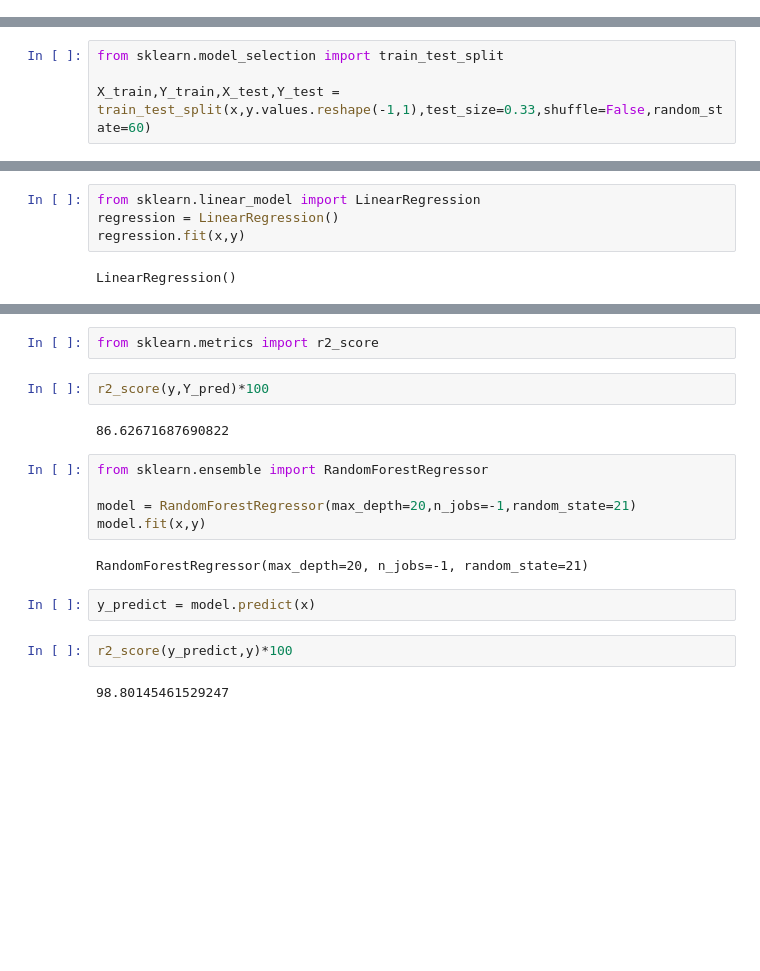
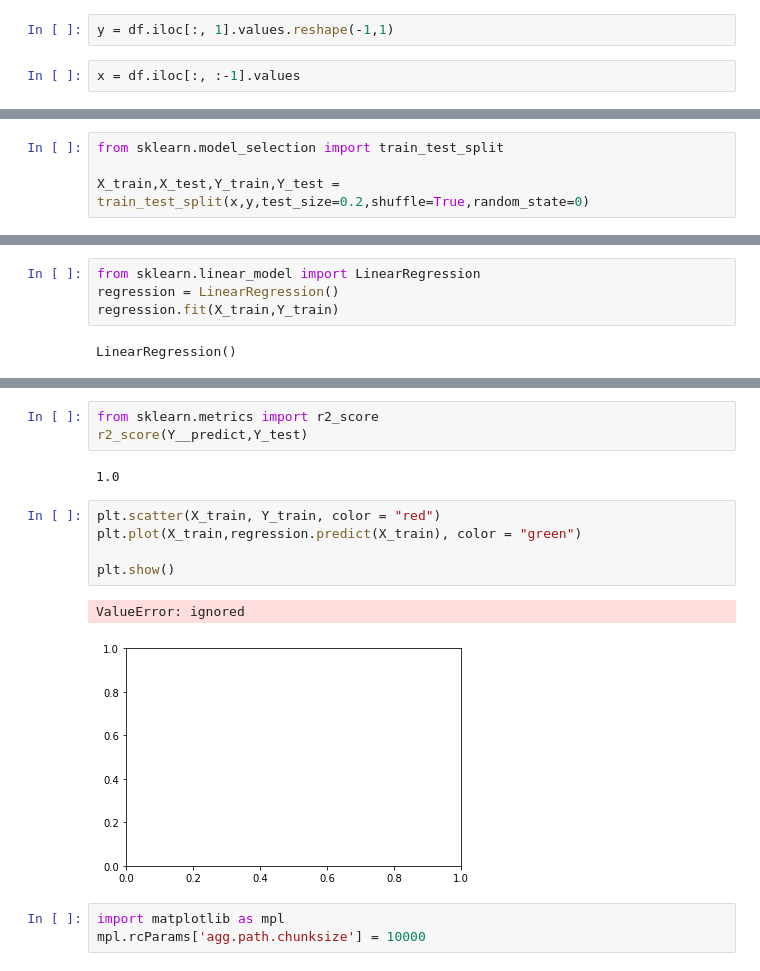
Before and after one commit to Aman7Rathore/Rossmann-Sales-Prediction-, a Jupyter notebook: Copy_of_Rossmann_Sales_Prediction_Capstone_Project.ipynb, the cells around one changed output, grey strips where cells are left out. Cells and saved outputs as stored; diff of their text form; blank space fills up the shorter version.

```diff
--- a/Copy_of_Rossmann_Sales_Prediction_Capstone_Project.ipynb
+++ b/Copy_of_Rossmann_Sales_Prediction_Capstone_Project.ipynb
@@ -309,0 +326,4 @@ y = df['Sales']
+# %%
+y = df.iloc[:, 1].values.reshape(-1,1)
+# %%
+x = df.iloc[:, :-1].values
@@ -310,7 +334,7 @@ y = df['Sales']
 # %%
 from sklearn.model_selection import train_test_split
 
-X_train,Y_train,X_test,Y_test = train_test_split(x,y.values.reshape(-1,1),test_size=0.33,shuffle=False,random_state=60)
+X_train,X_test,Y_train,Y_test = train_test_split(x,y,test_size=0.2,shuffle=True,random_state=0)
 # %%
 from sklearn.preprocessing import StandardScaler
 scaler = StandardScaler()
@@ -326,6 +344,6 @@ LinearRegression()
 # %%
 from sklearn.linear_model import LinearRegression
 regression = LinearRegression()
-regression.fit(x,y)
+regression.fit(X_train,Y_train)
 # %% [output]
 LinearRegression()
@@ -367,19 +372,16 @@ Y_pred = ridge_regressor.predict(x)
 # %%
 from sklearn.metrics import r2_score
+r2_score(Y__predict,Y_test)
+# %% [output]
+1.0
-# %%
-r2_score(y,Y_pred)*100
-# %% [output]
-86.62671687690822
-# %%
-from sklearn.ensemble import RandomForestRegressor
-
-model = RandomForestRegressor(max_depth=20,n_jobs=-1,random_state=21)
-model.fit(x,y)
-# %% [output]
-RandomForestRegressor(max_depth=20, n_jobs=-1, random_state=21)
-# %%
-y_predict = model.predict(x)
-# %%
-r2_score(y_predict,y)*100
-# %% [output]
-98.80145461529247
+# %%
+plt.scatter(X_train, Y_train, color = "red")
+plt.plot(X_train,regression.predict(X_train), color = "green")
+
+plt.show()
+# %% [output]
+ValueError: ignored
+[figure, added]
+# %%
+import matplotlib as mpl
+mpl.rcParams['agg.path.chunksize'] = 10000
```
Also changed, not shown: parts of 21 cells of this notebook.
